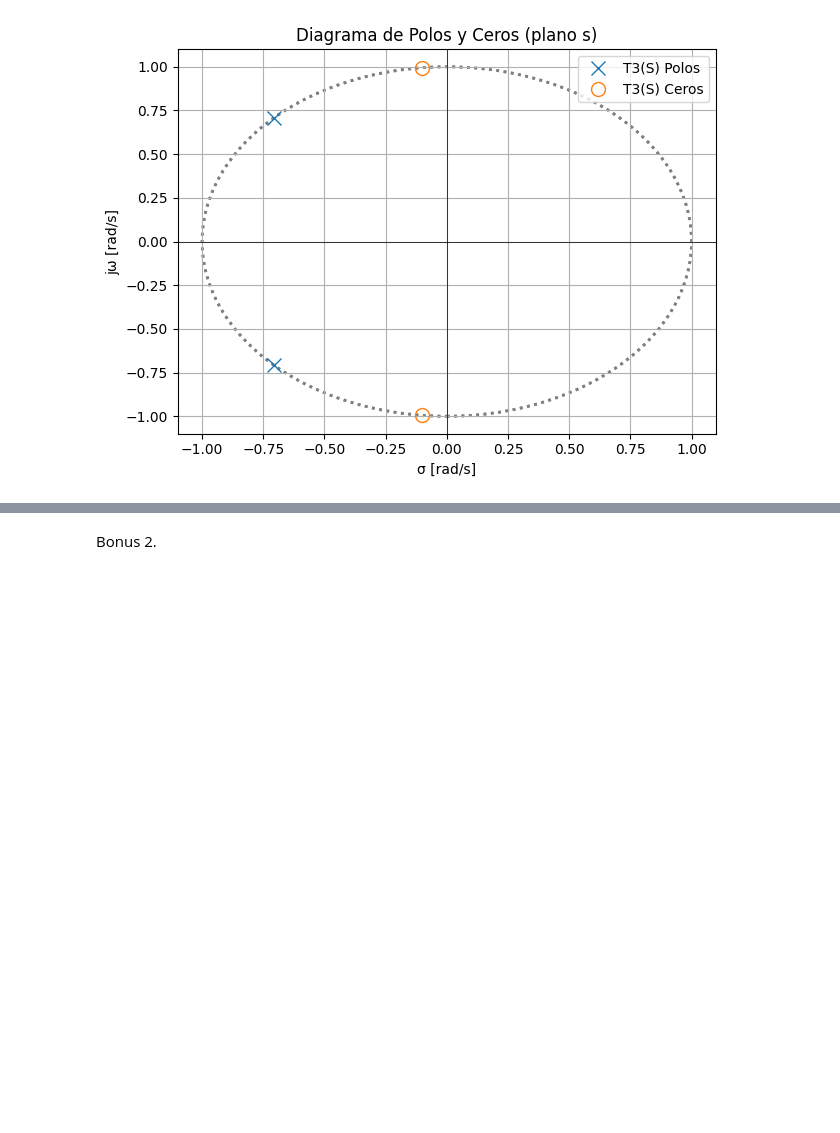
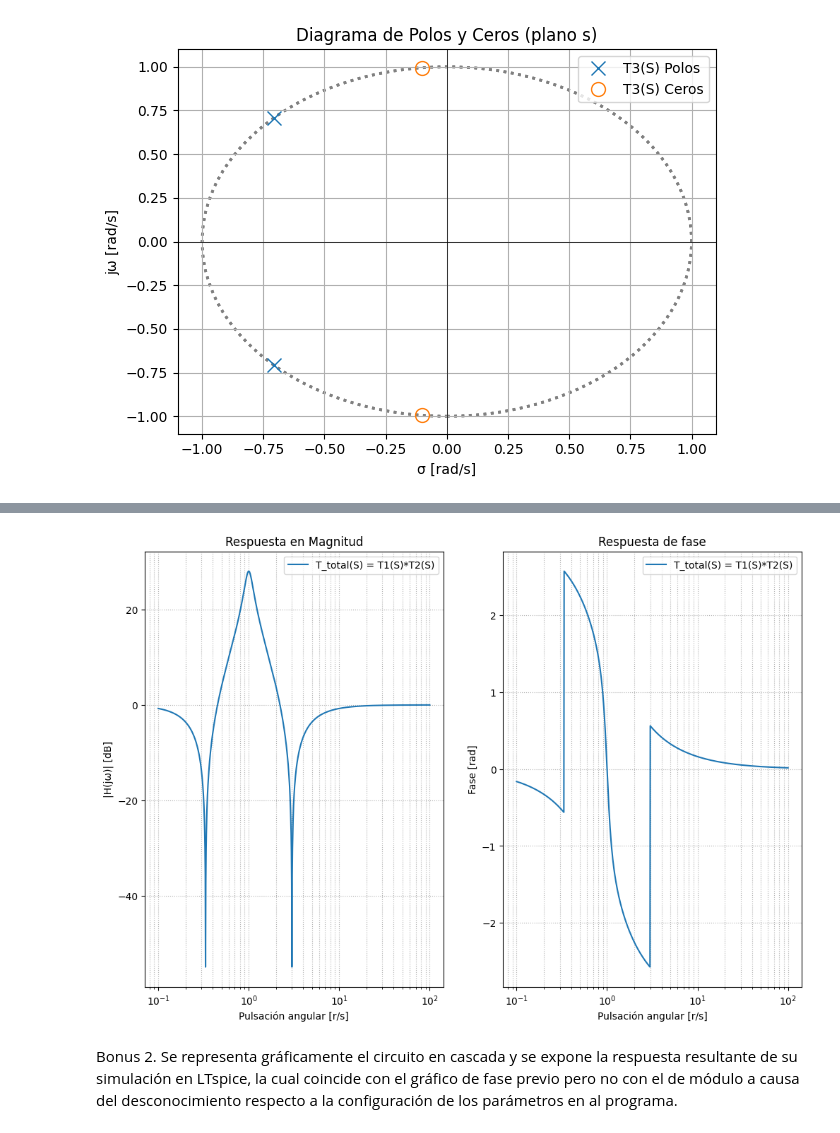
Before and after one commit to Mati468/TPS_APS_2do_2025, a Jupyter notebook: TS6_Cassino_Matias.ipynb, the cells around one changed output, grey strips where cells are left out. Drawn from its saved outputs; the diff is of its cells as text; code cells hidden in the pictures; blank space fills up the shorter version.

```diff
--- a/TS6_Cassino_Matias.ipynb
+++ b/TS6_Cassino_Matias.ipynb
@@ -208,5 +199,12 @@ z_total,p_total,k_total=polos_y_ceros(b=b_total,a=a_total,axis=axis_total,label=
+# %%
+#%% Bonus 1
+#%% RTA en frecuencia y de fase
+w_total, h_total, phase_total = rta_frec_y_fase(b_total, a_total, worN_total, label=label[3])
+# %% [output]
+[figure, added]
 # %% [markdown]
 Bonus 2.
+Se representa gráficamente el circuito en cascada y se expone la respuesta resultante de su simulación en LTspice, la cual coincide con el gráfico de fase previo pero no con el de módulo a causa del desconocimiento respecto a la configuración de los parámetros en al programa.
 # %%
 from IPython.display import IFrame
 IFrame("IMG/Consigna_bonus2_TS6.pdf", width=1000, height=1000)
```
Also changed, not shown: parts of 13 cells of this notebook, 2 other files.
